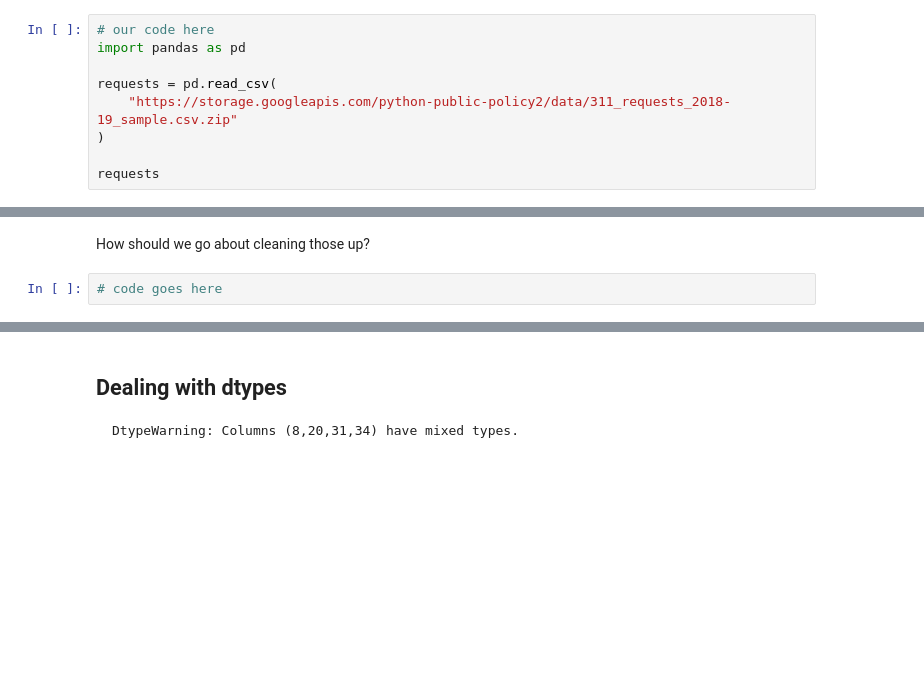
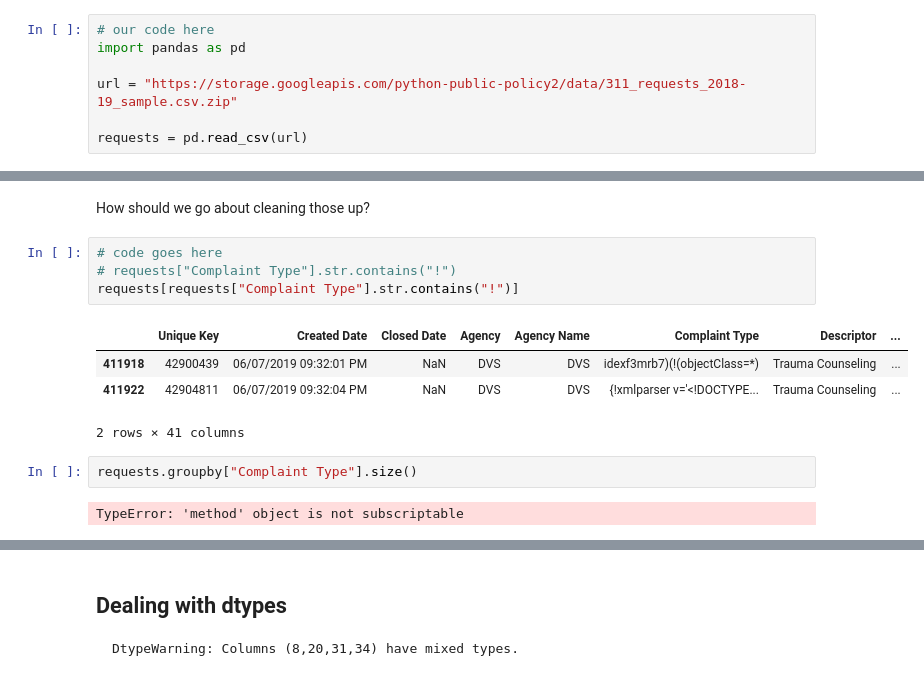
Before and after one commit to yp2745/yp2745.github.io, a Jupyter notebook: lecture_18.ipynb, the cells around one changed output, grey strips where cells are left out. Drawn from its saved outputs; the diff is of its cells as text; blank space fills up the shorter version.

```diff
--- a/lecture_18.ipynb
+++ b/lecture_18.ipynb
@@ -18,8 +18,6 @@ We're using a sample to make it easier/faster to work with. This will take a whi
 # our code here
 import pandas as pd
 
-requests = pd.read_csv(
-    "https://storage.googleapis.com/python-public-policy2/data/311_requests_2018-19_sample.csv.zip"
-)
+url = "https://storage.googleapis.com/python-public-policy2/data/311_requests_2018-19_sample.csv.zip"
 
-requests
+requests = pd.read_csv(url)
@@ -278,4 +277,15 @@ Let's look at the complaint types.
 # %% [markdown]
 How should we go about cleaning those up?
-# %%
-# code goes here
+# %%
+# code goes here
+# requests["Complaint Type"].str.contains("!")
+requests[requests["Complaint Type"].str.contains("!")]
+# %% [output]
+|  | Unique Key | Created Date | Closed Date | Agency | Agency Name | Complaint Type | Descriptor | ... |
+| 411918 | 42900439 | 06/07/2019 09:32:01 PM | NaN | DVS | DVS | idexf3mrb7)(!(objectClass=*) | Trauma Counseling | ... |
+| 411922 | 42904811 | 06/07/2019 09:32:04 PM | NaN | DVS | DVS | {!xmlparser v='<!DOCTYPE... | Trauma Counseling | ... |
+2 rows × 41 columns
+# %%
+requests.groupby["Complaint Type"].size()
+# %% [output]
+TypeError: 'method' object is not subscriptable
```
Also changed, not shown: parts of 7 cells of this notebook, 2 other files.
